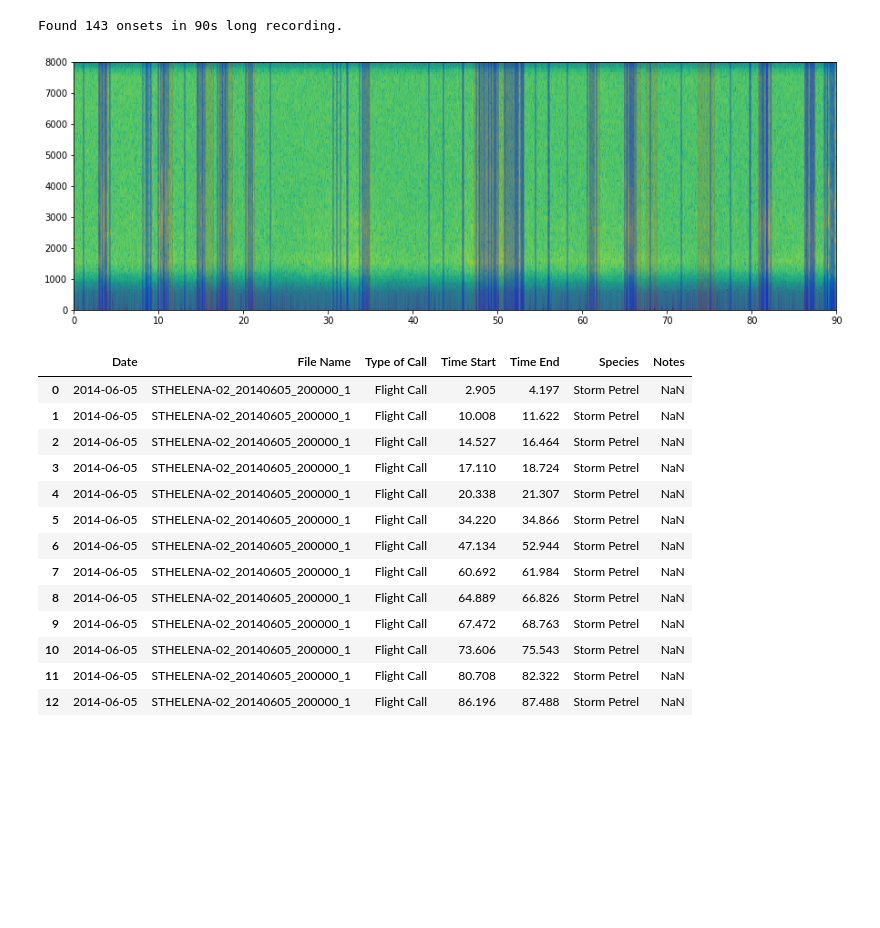
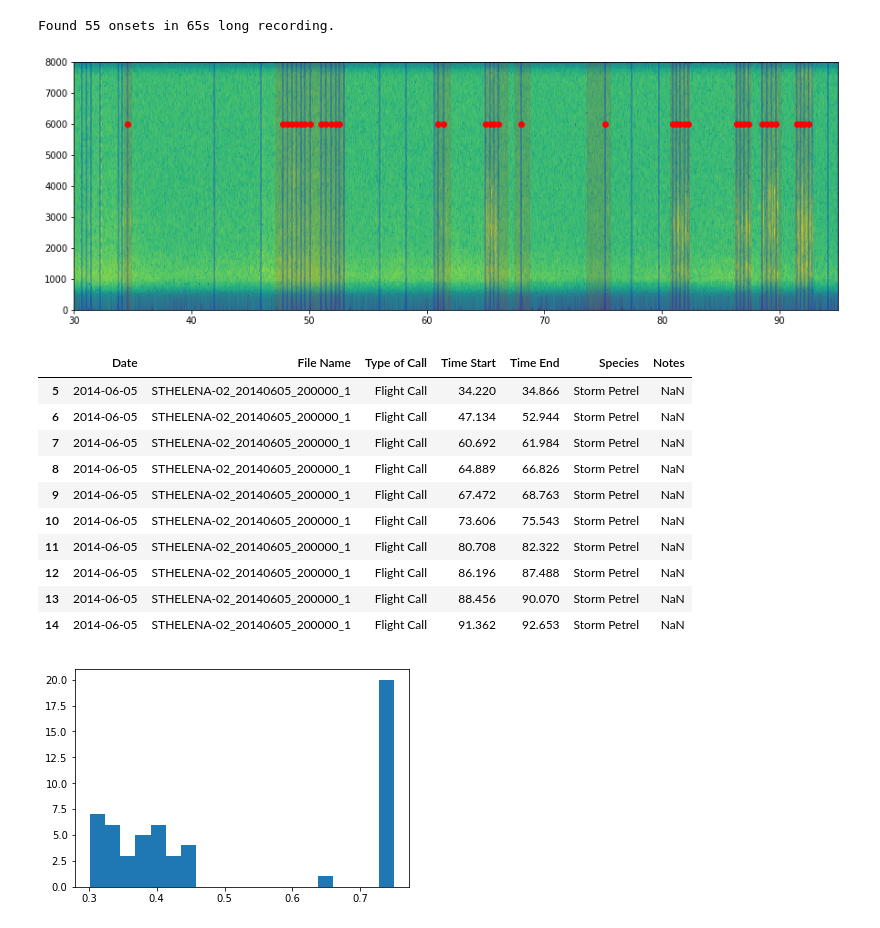
Before and after one commit to RSPB/Birdman, a Jupyter notebook: plot_onsets.ipynb, the cells around one changed output. Saved outputs shown, nothing was run; the diff lists cells and outputs as text; code cells hidden in the pictures; blank space fills up the shorter version.

Commit message:
chop calls

```diff
--- a/plot_onsets.ipynb
+++ b/plot_onsets.ipynb
@@ -14,9 +15,9 @@ sheets = read_labels('/home/tracek/Data/StHelena/sthelena_labels.xls')
 sheet_selected = sheets['STHELENA-02_20140605_200000_1']
 
 # in seconds [s]
-sample_start_s = 0
-sample_end_s = 90
-min_duration_s = 0.100
+sample_start_s = 30
+sample_end_s = 95
+min_duration_s = 0.300
 max_duration_s = 0.750
 
 win_s = 256 # samples
@@ -26,13 +27,13 @@ onset_detector = 'hfc' # other options: complex, phase, specdiff, kl, mkl, specf
 onset_threshold = 0.01
 onset_silence_threshold = -70
 
-highpass_cut = 1500 # Hz
+highpass_cut = 1000 # Hz
 
 # if sample_start_s > win_s / sr:
 #     sample_start_s -= win_s / sr
 # %%
 sr, signal = wavfile.read(filename)
-signal = signal.astype('float32') / 32767.0
+signal_norm = signal.astype('float32') / 32767.0
 # %%
 def butter_highpass(highcut, fs, order=12):
     nyq = 0.5 * fs
@@ -49,7 +50,7 @@ onset_detector.set_minioi_s(min_duration_s)
 # %%
 condition = (sheet_selected['Time Start'] > sample_start_s) & (sheet_selected['Time End'] < sample_end_s)
 sheet_sample = sheet_selected[condition]
-sample = signal[int(sample_start_s * sr): int(sample_end_s * sr)]
+sample = signal_norm[int(sample_start_s * sr): int(sample_end_s * sr)]
 
 sample = lfilter(b, a, sample).astype('float32')
 
@@ -63,28 +64,32 @@ for frame in windowed_sample[:-1]:
 
 print('Found {} onsets in {}s long recording.'.format(len(onsets[1:]), sample_end_s - sample_start_s))
 # %% [output]
-Found 143 onsets in 90s long recording.
+Found 55 onsets in 65s long recording.
+# %%
+def onset_in_call(onset, calls_list, buffer=0):
+    for index, call in sheet_sample.iterrows():
+        if onset >= call['Time Start'] - buffer and onset <= call['Time End'] + buffer:
+            return call['Species']
+    else:
+        return None
 # %%
 x_spacing = np.linspace(sample_start_s, sample_end_s, len(sample))
 fig = plt.figure(figsize=(15,5))
 ax = fig.add_subplot(111)
 for index, row in sheet_sample.iterrows():
     if row['Species'] == 'Storm Petrel':
         ax.axvspan(xmin=row['Time Start'], xmax=row['Time End'], color='red', alpha=0.1)
 for onset in onsets[1:]:
     ax.axvline(x=onset, color='blue', alpha=0.3)
+    if onset_in_call(onset, sheet_sample, buffer=0):
+        plt.plot(onset, 6000, 'ro')
 spec = plt.specgram(sample, Fs=sr, NFFT=win_s, noverlap=hop_s, xextent=(sample_start_s, sample_end_s))
 # %% [output]
-[figure, old version]
+[figure, new version]
 # %%
 sheet_sample
 # %% [output]
 |  | Date | File Name | Type of Call | Time Start | Time End | Species | Notes |
-| 0 | 2014-06-05 | STHELENA-02_20140605_200000_1 | Flight Call | 2.905 | 4.197 | Storm Petrel | NaN |
-| 1 | 2014-06-05 | STHELENA-02_20140605_200000_1 | Flight Call | 10.008 | 11.622 | Storm Petrel | NaN |
-| 2 | 2014-06-05 | STHELENA-02_20140605_200000_1 | Flight Call | 14.527 | 16.464 | Storm Petrel | NaN |
-| 3 | 2014-06-05 | STHELENA-02_20140605_200000_1 | Flight Call | 17.110 | 18.724 | Storm Petrel | NaN |
-| 4 | 2014-06-05 | STHELENA-02_20140605_200000_1 | Flight Call | 20.338 | 21.307 | Storm Petrel | NaN |
 | 5 | 2014-06-05 | STHELENA-02_20140605_200000_1 | Flight Call | 34.220 | 34.866 | Storm Petrel | NaN |
 | 6 | 2014-06-05 | STHELENA-02_20140605_200000_1 | Flight Call | 47.134 | 52.944 | Storm Petrel | NaN |
 | 7 | 2014-06-05 | STHELENA-02_20140605_200000_1 | Flight Call | 60.692 | 61.984 | Storm Petrel | NaN |
@@ -93,3 +98,5 @@ sheet_sample
 | 10 | 2014-06-05 | STHELENA-02_20140605_200000_1 | Flight Call | 73.606 | 75.543 | Storm Petrel | NaN |
 | 11 | 2014-06-05 | STHELENA-02_20140605_200000_1 | Flight Call | 80.708 | 82.322 | Storm Petrel | NaN |
 | 12 | 2014-06-05 | STHELENA-02_20140605_200000_1 | Flight Call | 86.196 | 87.488 | Storm Petrel | NaN |
+| 13 | 2014-06-05 | STHELENA-02_20140605_200000_1 | Flight Call | 88.456 | 90.070 | Storm Petrel | NaN |
+| 14 | 2014-06-05 | STHELENA-02_20140605_200000_1 | Flight Call | 91.362 | 92.653 | Storm Petrel | NaN |
@@ -108,0 +112,4 @@ sheet_sample
+# %%
+h = plt.hist(l, bins=20)
+# %% [output]
+[figure, added]
```
Also changed, not shown: parts of 8 cells of this notebook, 13 other files.
